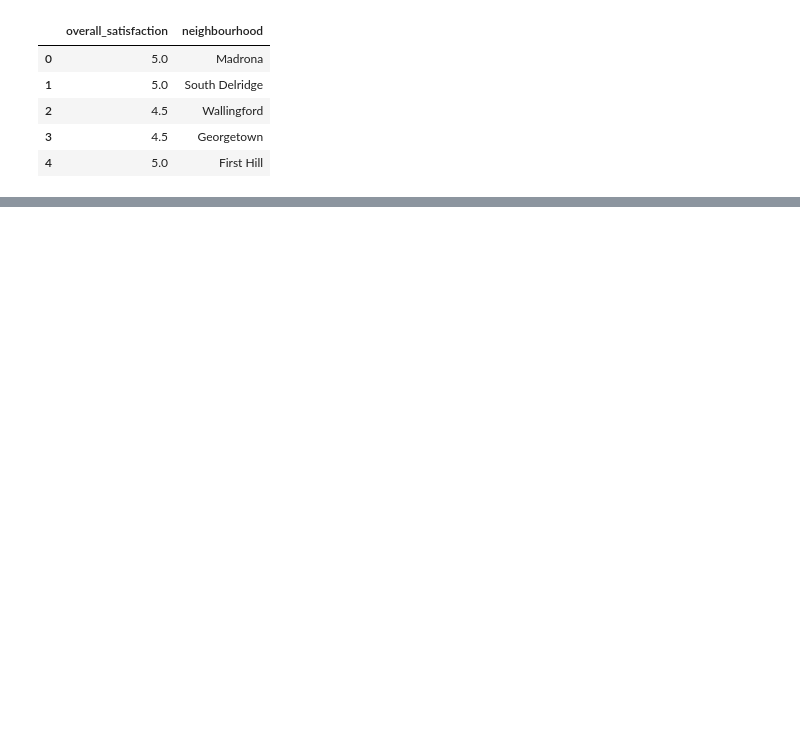
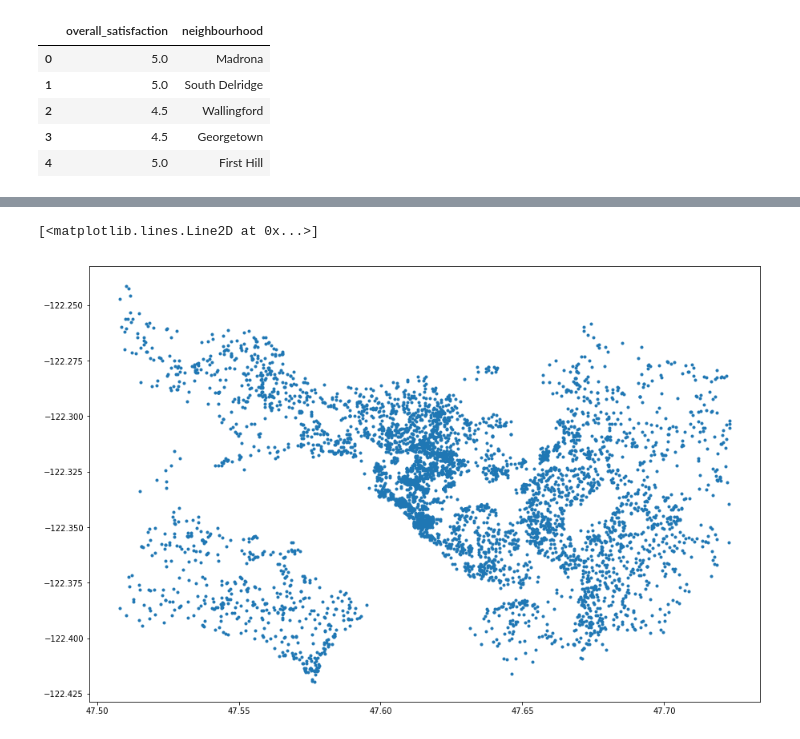
Before and after one commit to karinahou/springboard, a Jupyter notebook: Capstone Data Visualization.ipynb, the cells around one changed output, grey strips where cells are left out. Drawn from its saved outputs; the diff is of its cells as text; code cells hidden in the pictures; blank space fills up the shorter version.

```diff
--- a/Capstone Data Visualization.ipynb
+++ b/Capstone Data Visualization.ipynb
@@ -261 +215,10 @@ for a,b in zip(xn,yn):
 #could use color as another axis (satisfaction score) - blue to red?
+# %%
+#visualizing the location
+xlat = seattle["latitude"]
+ylong = seattle["longitude"]
+plt.figure(figsize=(15, 10))
+plt.plot(xlat, ylong, linestyle = "none", marker = ".")
+# %% [output]
+[<matplotlib.lines.Line2D at 0x...>]
+[figure, added]
```
Also changed, not shown: parts of 11 cells of this notebook.
